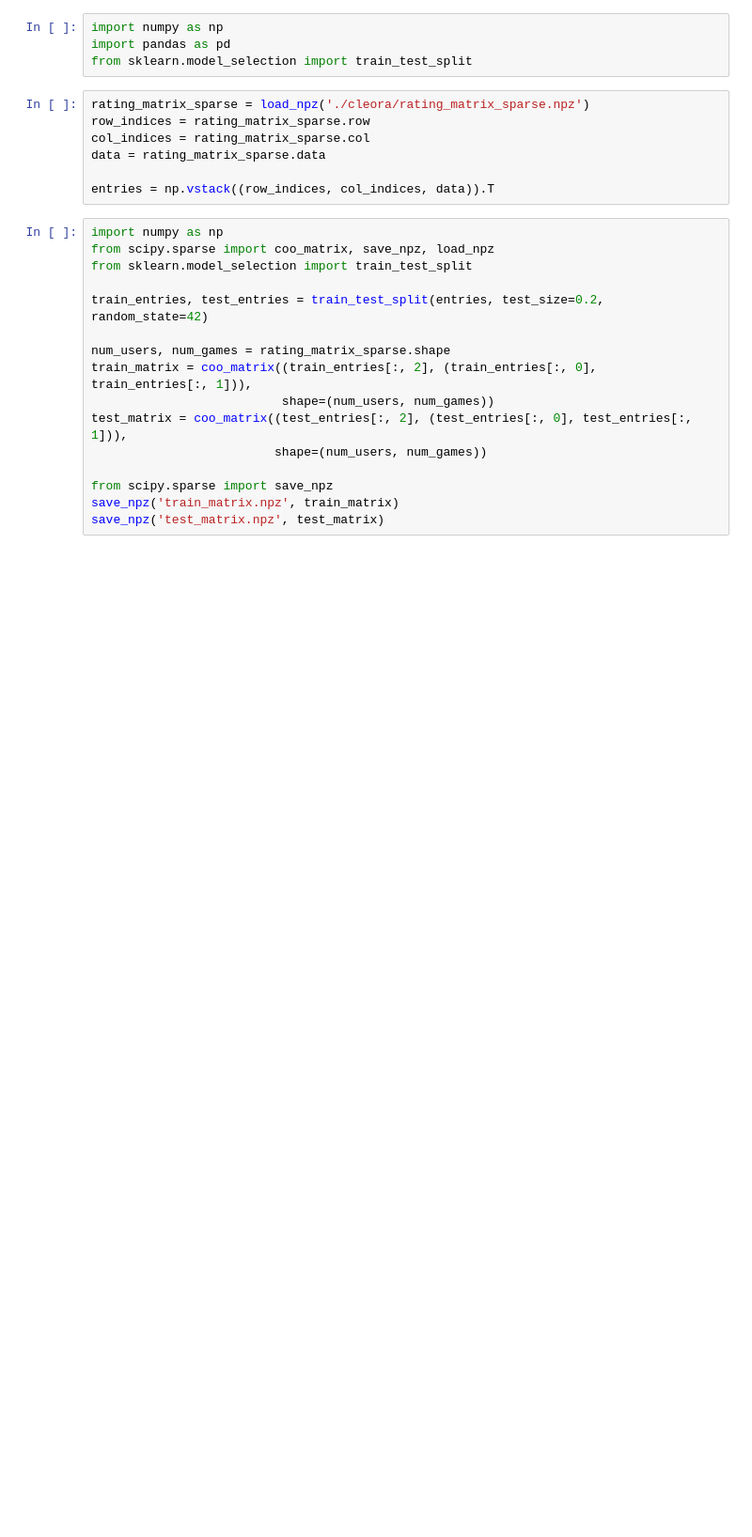
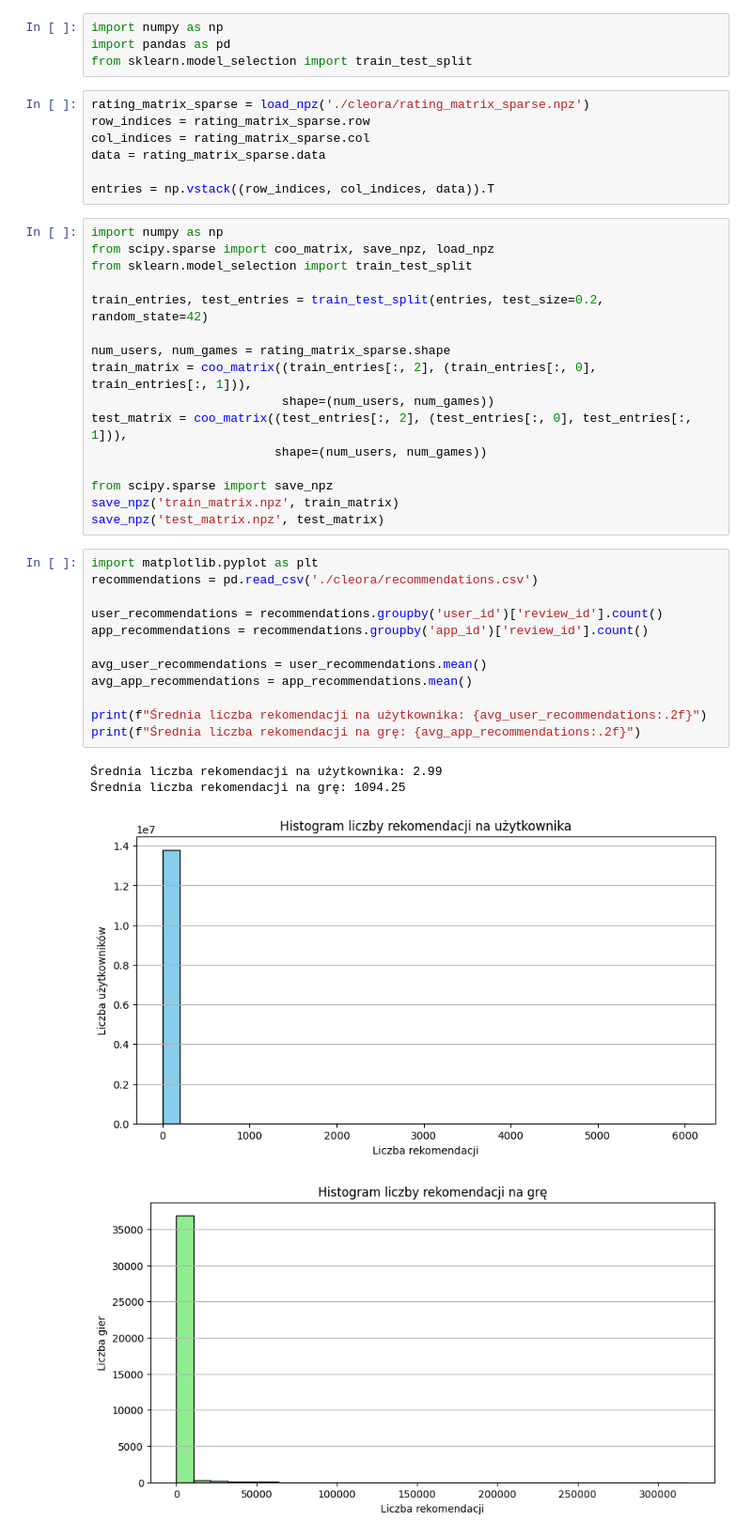
Before and after one commit to DominikSzczepaniak/GameRecommender, a Jupyter notebook: ML/data_analysis.ipynb, the cells around one changed output. Shown: that part at 94% size. Cells and saved outputs as stored; diff of their text form; blank space fills up the shorter version.

```diff
--- a/ML/data_analysis.ipynb
+++ b/ML/data_analysis.ipynb
@@ -25,3 +25,20 @@ test_matrix = coo_matrix((test_entries[:, 2], (test_entries[:, 0], test_entries[
 from scipy.sparse import save_npz
 save_npz('train_matrix.npz', train_matrix)
 save_npz('test_matrix.npz', test_matrix)
+# %%
+import matplotlib.pyplot as plt
+recommendations = pd.read_csv('./cleora/recommendations.csv')
+
+user_recommendations = recommendations.groupby('user_id')['review_id'].count()
+app_recommendations = recommendations.groupby('app_id')['review_id'].count()
+
+avg_user_recommendations = user_recommendations.mean()
+avg_app_recommendations = app_recommendations.mean()
+
+print(f"Średnia liczba rekomendacji na użytkownika: {avg_user_recommendations:.2f}")
+print(f"Średnia liczba rekomendacji na grę: {avg_app_recommendations:.2f}")
+# %% [output]
+Średnia liczba rekomendacji na użytkownika: 2.99
+Średnia liczba rekomendacji na grę: 1094.25
+[figure, added]
+[figure, added]
```
Also changed, not shown: parts of 2 cells of this notebook.
